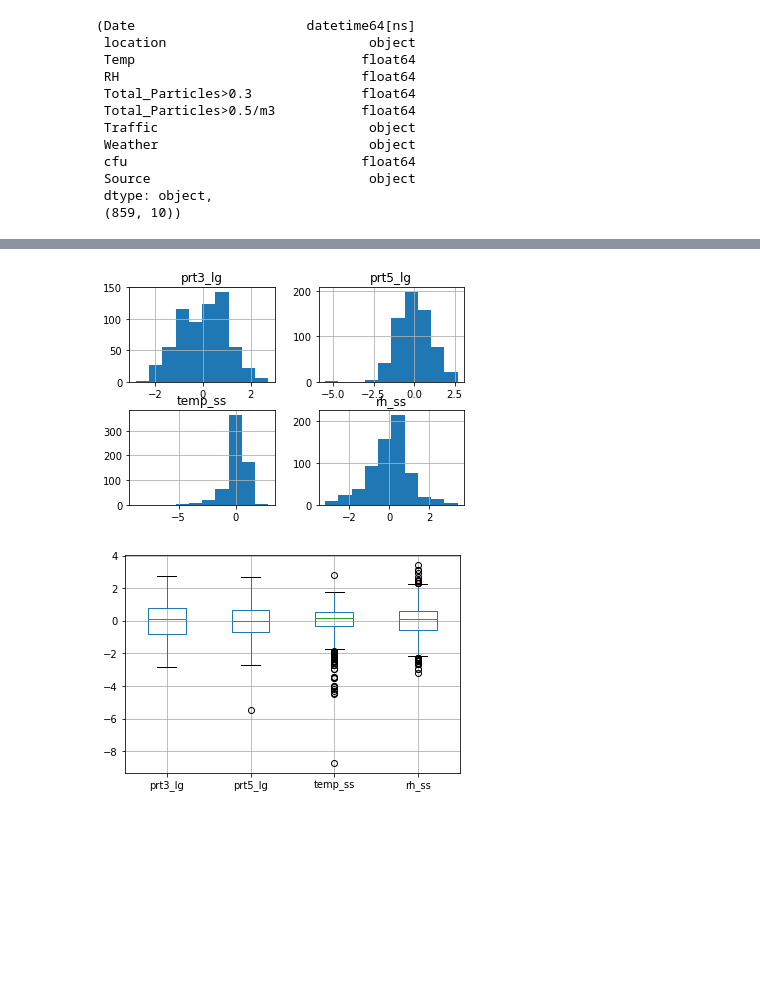
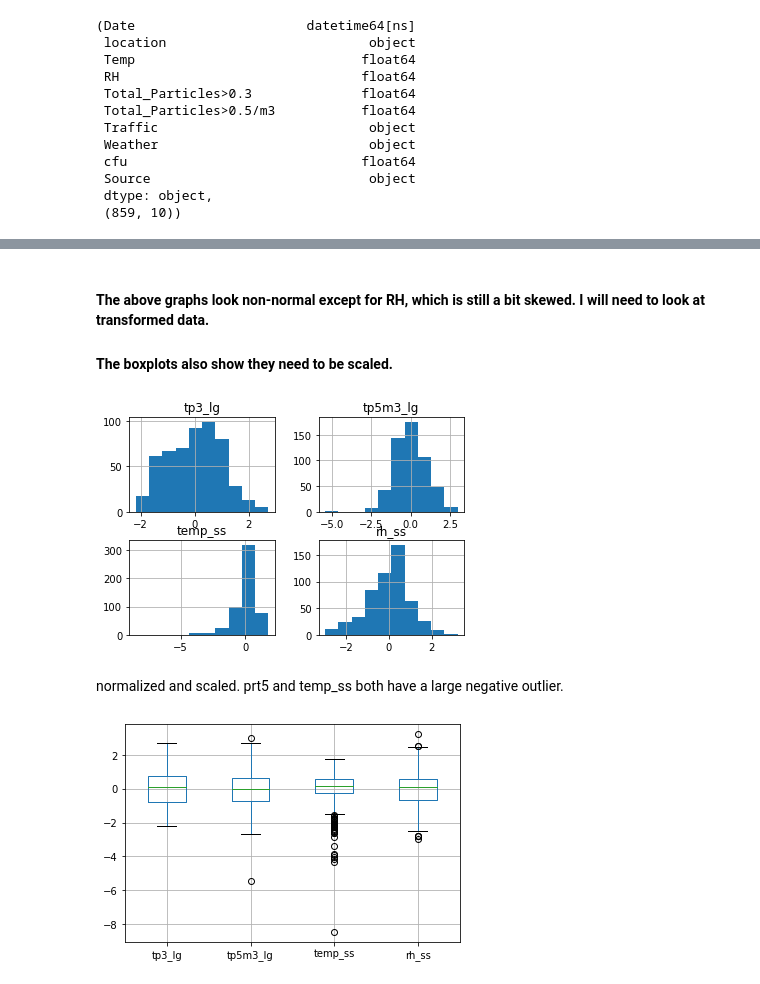
Before and after one commit to jamesclay06/Springboard, a Jupyter notebook: ViableSamplingProject/VAS_Preprocessing.ipynb, the cells around one changed output, grey strips where cells are left out. Saved outputs shown, nothing was run; the diff lists cells and outputs as text; code cells hidden in the pictures; blank space fills up the shorter version.

Commit message:
removing NaN (all weathers), and adding thoughts on graphs

```diff
--- a/ViableSamplingProject/VAS_Preprocessing.ipynb
+++ b/ViableSamplingProject/VAS_Preprocessing.ipynb
@@ -44,0 +65,3 @@ df.dtypes,df.shape
+# %%
+df = df.dropna(axis=0)
+df.info()
@@ -55,8 +121,8 @@ y = df.cfu
 scaler_pt = PowerTransformer()
 scaler = StandardScaler()
 
-X['prt3_lg'] = scaler_pt.fit_transform(X[['Total_Particles>0.3']])
-X['prt5_lg'] = scaler_pt.fit_transform(X[['Total_Particles>0.5/m3']])
+X['tp3_lg'] = scaler_pt.fit_transform(X[['Total_Particles>0.3']])
+X['tp5m3_lg'] = scaler_pt.fit_transform(X[['Total_Particles>0.5/m3']])
 X['temp_ss'] = scaler.fit_transform(X[['Temp']])
 X['rh_ss'] = scaler.fit_transform(X[['RH']])
 
@@ -94,10 +170,15 @@ plt.show()
+# %% [markdown]
+#### The above graphs look non-normal except for RH, which is still a bit skewed. I will need to look at transformed data.
+#### The boxplots also show they need to be scaled.
 # %%
-X_train[['prt3_lg','prt5_lg','temp_ss','rh_ss']].hist()
+X_train[['tp3_lg','tp5m3_lg','temp_ss','rh_ss']].hist()
 plt.show()
 # %% [output]
-[figure, old version]
+[figure, new version]
+# %% [markdown]
+normalized and scaled. prt5 and temp_ss both have a large negative outlier.
 # %%
-X_train[['prt3_lg','prt5_lg','temp_ss','rh_ss']].boxplot()
+X_train[['tp3_lg','tp5m3_lg','temp_ss','rh_ss']].boxplot()
 plt.show()
 # %% [output]
-[figure, old version]
+[figure, new version]
```
Also changed, not shown: parts of 13 cells of this notebook.
